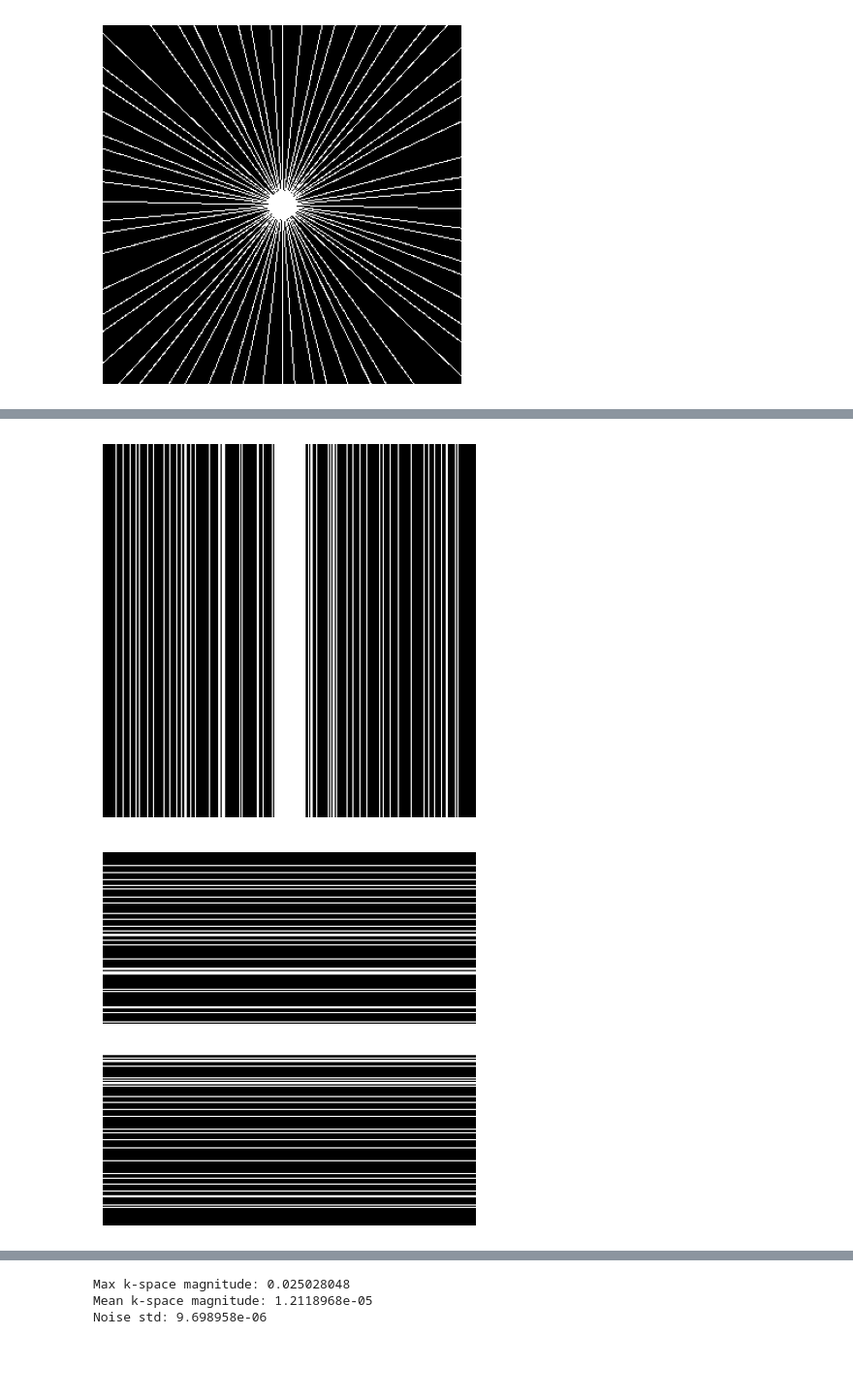
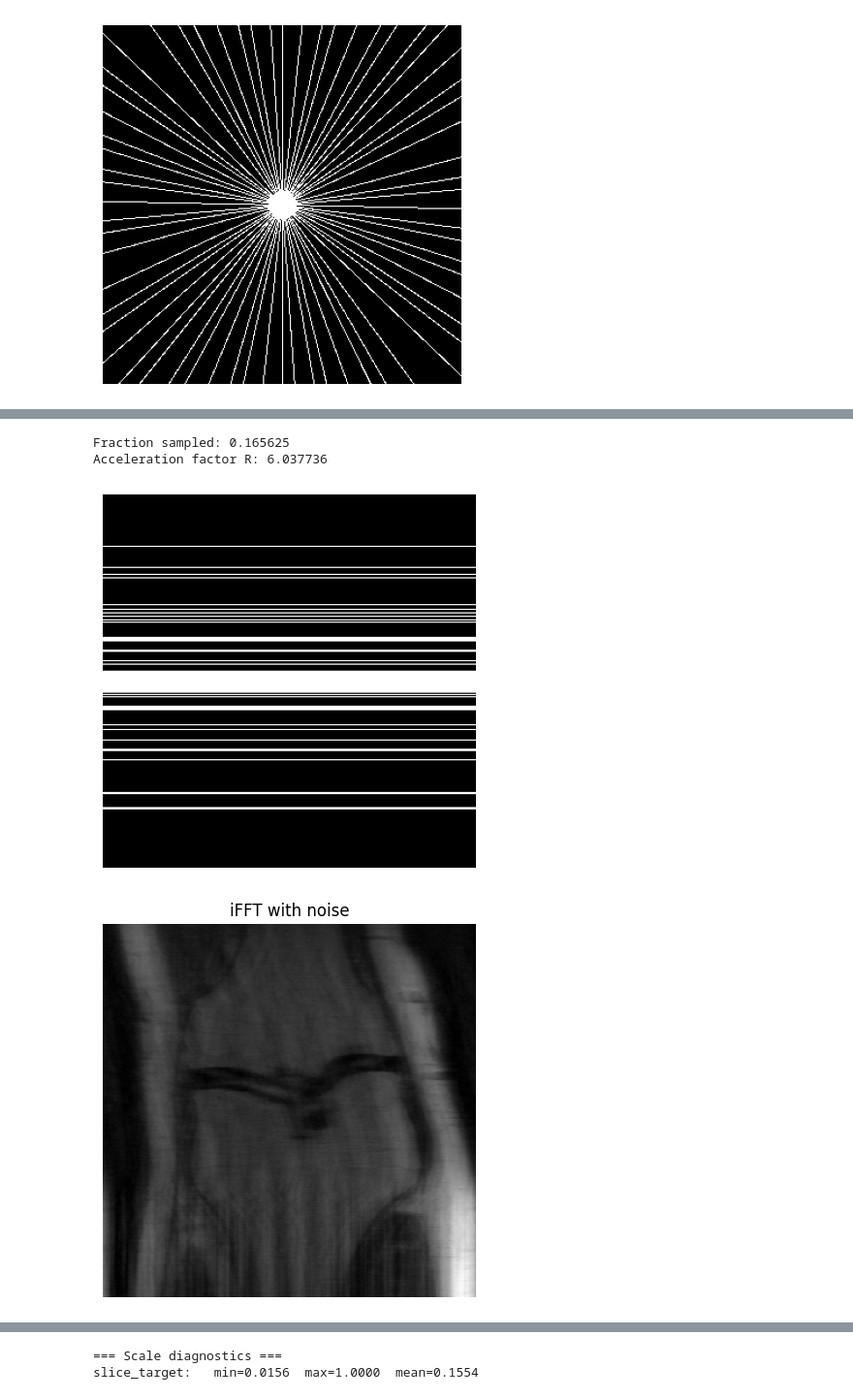
Before and after one commit to jkostaa/bachelor-thesis, a Jupyter notebook: notebooks/visualizer.ipynb, the cells around one changed output, grey strips where cells are left out. Shown at 97% size. Cells and saved outputs as stored; diff of their text form; code cells hidden in the pictures; blank space fills up the shorter version.

```diff
--- a/notebooks/visualizer.ipynb
+++ b/notebooks/visualizer.ipynb
@@ -126,21 +126,23 @@ noise = (sigma_noise / np.sqrt(2)) * (
 # simple_mask2d = SimpleMask2D(4,4).get_mask(slice_target.shape)
 bernoulli_mask = BernoulliMask(0.5, seed=42).generate(slice_target.shape)
 radial_mask = RadialMask((slice_target.shape), 52, 0.01).generate()
-gauss1d_col = Gaussian1DColumnMask((slice_target.shape), 4, 1, seed=42).get_mask()
-gauss1d_row = Gaussian1DRowMask((slice_target.shape), 4, 1, seed=42).get_mask()
+gauss1d_col = Gaussian1DColumnMask((slice_target.shape), 6, 4, seed=42).get_mask()
+gauss1d_row = Gaussian1DRowMask((slice_target.shape), 6, 4, seed=42).get_mask()
 variable_density_mask = VariableDensityMask('gaussian', 0.25, seed=42).generate(slice_target.shape)
 
-# full kspace
-plt.figure(figsize=(5, 5))
-plt.imshow(np.abs(kspace), cmap='gray', vmin=0, vmax=1)
-# np.log(1 + np.abs(np.fft.fft2(slice_target)))
-plt.title('full kspace')
-plt.colorbar()
-plt.axis('off')
-plt.show()
+slice_target = slice_target / slice_target.max()
+
+# # full kspace
+# plt.figure(figsize=(5, 5))
+# plt.imshow(np.abs(kspace), cmap='gray', vmin=0, vmax=1)
+# # np.log(1 + np.abs(np.fft.fft2(slice_target)))
+# plt.title('full kspace')
+# plt.colorbar()
+# plt.axis('off')
+# plt.show()
 # target
 plt.figure(figsize=(5, 5))
-plt.imshow(slice_target / slice_target.max(), cmap='gray', vmin=0, vmax=1)
+plt.imshow(slice_target, cmap='gray', vmin=0, vmax=1)
 plt.title('target')
 #plt.colorbar()
 plt.axis('off')
@@ -148,9 +150,12 @@ plt.show()
 
 plt.figure(figsize=(5, 5))
 plt.imshow(gauss1d_col, cmap='gray', vmin=0, vmax=1)
-#plt.title('Pseudo random (Gaussian 1D)')
+plt.title('Gaussian 1D columns')
 plt.axis('off')
 plt.show()
+
+print('Fraction sampled:', np.sum(gauss1d_col) / gauss1d_col.size)
+print('Acceleration factor R:', gauss1d_col.size / np.sum(gauss1d_col))
 
 plt.figure(figsize=(5, 5))
 plt.imshow(gauss1d_row, cmap='gray', vmin=0, vmax=1)
@@ -158,7 +163,7 @@ plt.imshow(gauss1d_row, cmap='gray', vmin=0, vmax=1)
 plt.axis('off')
 plt.show()
 
-y = gauss1d_row * (kspace + noise)
+y = gauss1d_col * (kspace + noise)
 
 plt.figure(figsize=(5, 5))
 plt.imshow(np.abs(np.fft.ifft2(np.fft.ifftshift(y), norm='ortho')) / np.abs(np.fft.ifft2(np.fft.ifftshift(y), norm='ortho')).max(), cmap='gray', vmin=0, vmax=1)
@@ -169,8 +174,11 @@ plt.title('iFFT with noise')
 plt.axis('off')
 plt.show()
 
-print("Max k-space magnitude:", np.abs(kspace).max())
-print("Mean k-space magnitude:", np.abs(kspace).mean())
-print("Noise std:", sigma_noise)
+print("=== Scale diagnostics ===")
+print(f"slice_target:   min={slice_target.min():.4f}  max={slice_target.max():.4f}  mean={slice_target.mean():.4f}")
+
+# print("Max k-space magnitude:", np.abs(kspace).max())
+# print("Mean k-space magnitude:", np.abs(kspace).mean())
+# print("Noise std:", sigma_noise)
 # If sigma_noise > mean k-space magnitude, your SNR is below 1 → pure noise image
 # %% [output]
@@ -179,2 +187,4 @@ print("Noise std:", sigma_noise)
+Fraction sampled: 0.165625
+Acceleration factor R: 6.037736
-[figure, old version]
+[figure, new version]
-[figure, old version]
+[figure, new version]
@@ -182,6 +191,5 @@ print("Noise std:", sigma_noise)
-Max k-space magnitude: 0.025028048
-Mean k-space magnitude: 1.2118968e-05
-Noise std: 9.698958e-06
+=== Scale diagnostics ===
+slice_target:   min=0.0156  max=1.0000  mean=0.1554
 # %%
 import skimage as ski
 from utilities.masks import (
```
Also changed, not shown: parts of 2 cells of this notebook, 4 other files.
